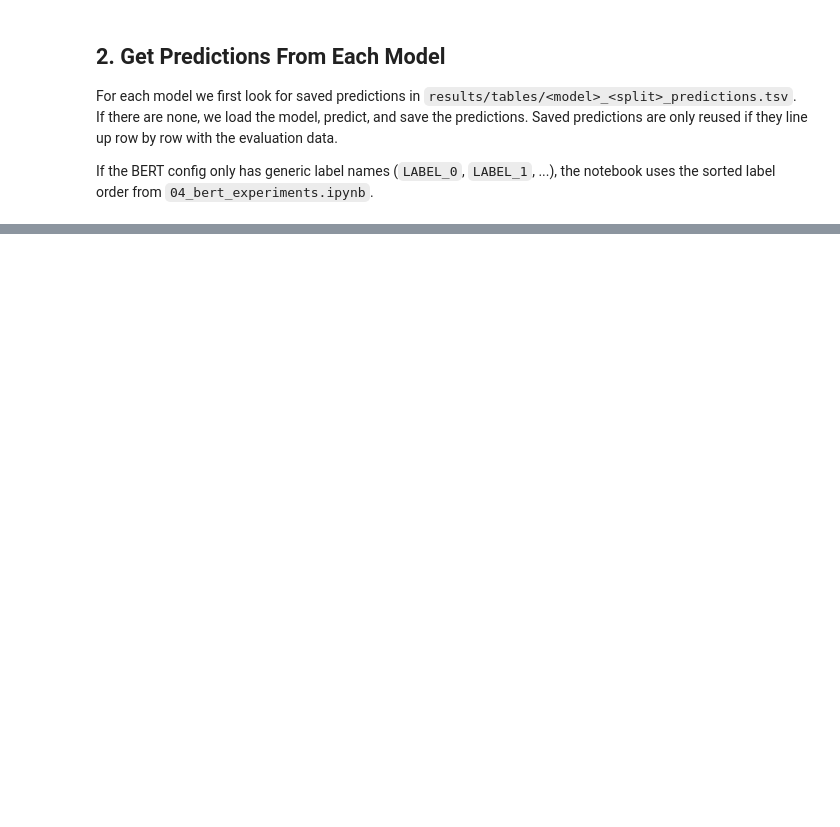
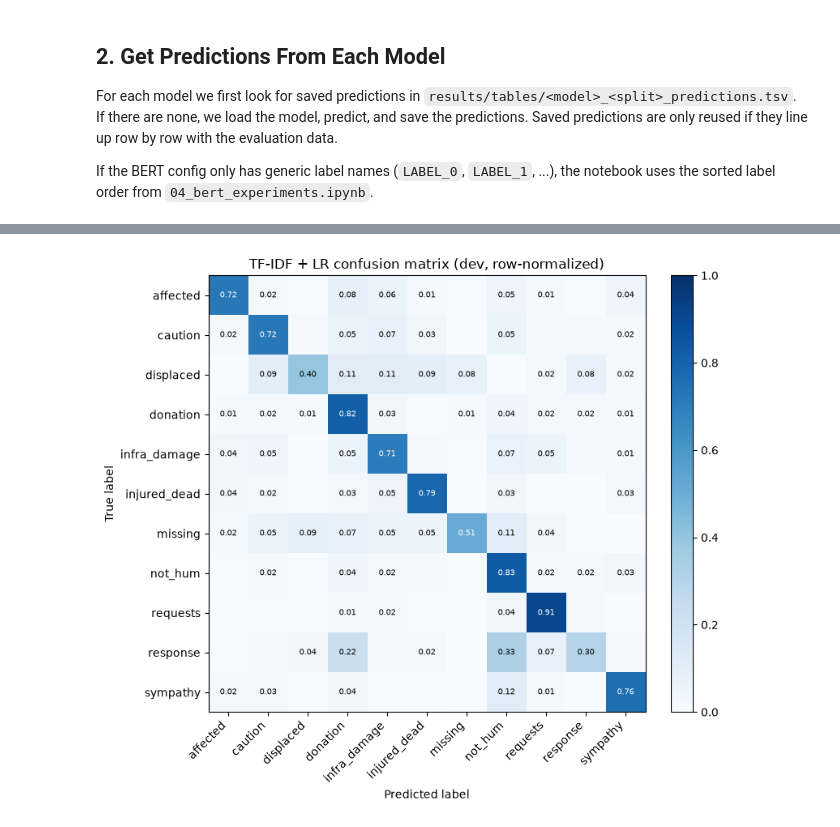
Before and after one commit to britneylu/cs1684-crisis-nlp, a Jupyter notebook: notebooks/03_evaluation.ipynb, the cells around one changed output, grey strips where cells are left out. Drawn from its saved outputs; the diff is of its cells as text; code cells hidden in the pictures; blank space fills up the shorter version.

```diff
--- a/notebooks/03_evaluation.ipynb
+++ b/notebooks/03_evaluation.ipynb
@@ -281,0 +424,45 @@ NameError: name 'warnings' is not defined
+# %%
+SHORT = {
+    "affected_individual": "affected",
+    "caution_and_advice": "caution",
+    "displaced_and_evacuations": "displaced",
+    "donation_and_volunteering": "donation",
+    "infrastructure_and_utilities_damage": "infra_damage",
+    "injured_or_dead_people": "injured_dead",
+    "missing_and_found_people": "missing",
+    "not_humanitarian": "not_hum",
+    "requests_or_needs": "requests",
+    "response_efforts": "response",
+    "sympathy_and_support": "sympathy",
+}
+short_labels = [SHORT.get(label, label) for label in LABELS]
+
+confusions = {}
+for m in MODELS:
+    counts = confusion_matrix(eval_df["class_label"], eval_df[f"pred_{m}"], labels=LABELS)
+    confusions[m] = counts
+    pd.DataFrame(counts, index=LABELS, columns=LABELS).to_csv(
+        TABLES / f"eval_{EVAL_SPLIT}_confusion_{m}.csv"
+    )
+
+    shares = counts / counts.sum(axis=1, keepdims=True).clip(min=1)
+    fig, ax = plt.subplots(figsize=(8, 7))
+    image = ax.imshow(shares, cmap="Blues", vmin=0, vmax=1)
+    ax.set_xticks(range(len(LABELS)))
+    ax.set_xticklabels(short_labels, rotation=45, ha="right")
+    ax.set_yticks(range(len(LABELS)))
+    ax.set_yticklabels(short_labels)
+    ax.set_xlabel("Predicted label")
+    ax.set_ylabel("True label")
+    for i in range(len(LABELS)):
+        for j in range(len(LABELS)):
+            if shares[i, j] >= 0.01:
+                ax.text(j, i, f"{shares[i, j]:.2f}", ha="center", va="center", fontsize=7,
+                        color="white" if shares[i, j] > 0.5 else "black")
+    ax.set_title(f"{MODEL_NAMES[m]} confusion matrix ({EVAL_SPLIT}, row-normalized)")
+    fig.colorbar(image, ax=ax, fraction=0.046)
+    fig.tight_layout()
+    fig.savefig(FIGURES / f"eval_{EVAL_SPLIT}_confusion_{m}.png", dpi=200)
+    plt.show()
+# %% [output]
+[figure, added]
```
Also changed, not shown: parts of 35 cells of this notebook, 16 other files.
